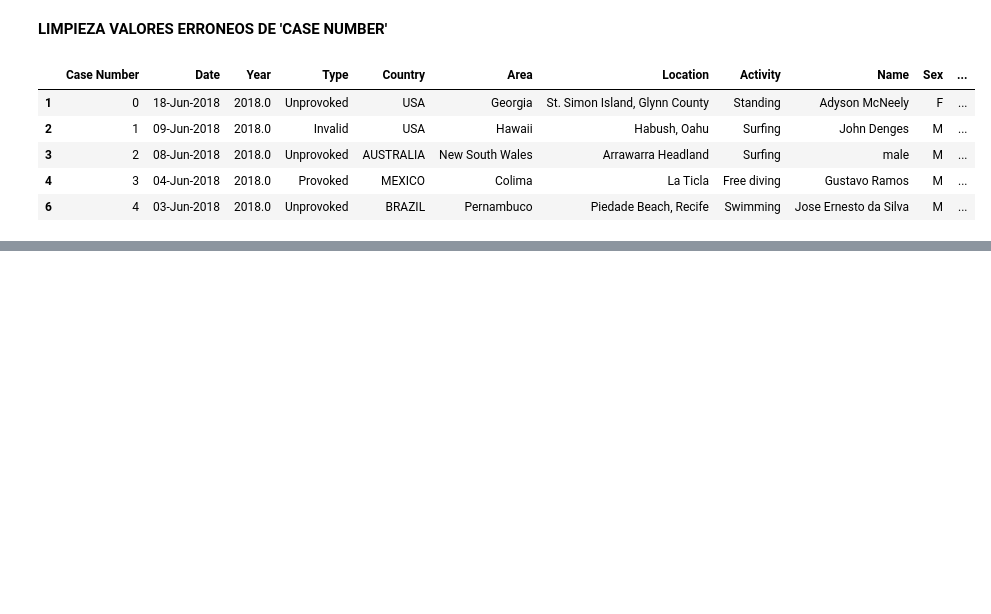
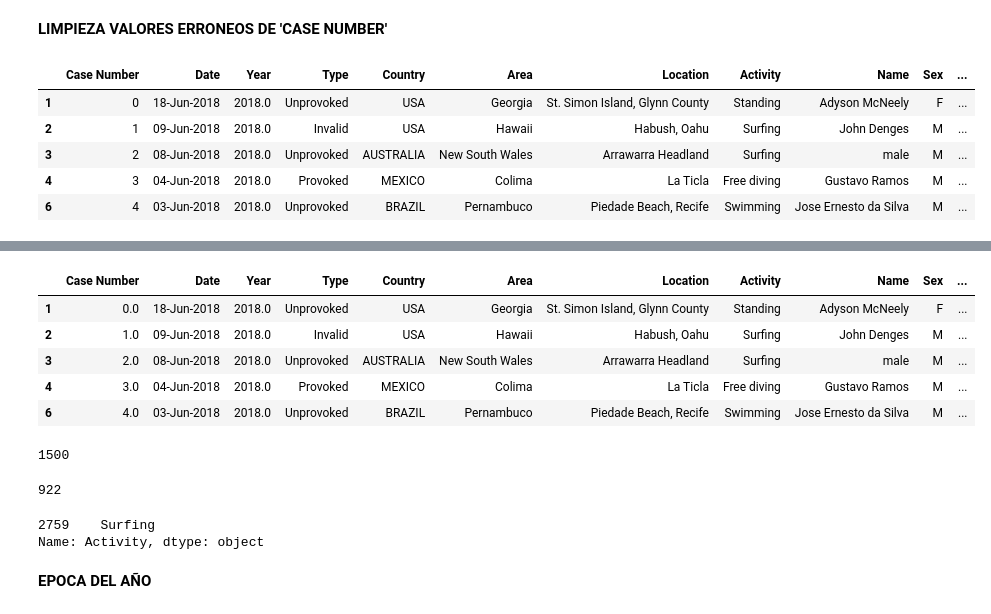
Before and after one commit to Periclates7/Data_cleaning_project, a Jupyter notebook: src/cleaning_sharks.ipynb, the cells around one changed output, grey strips where cells are left out. Drawn from its saved outputs; the diff is of its cells as text; code cells hidden in the pictures; blank space fills up the shorter version.

Commit message:
explorando valores erroneos

```diff
--- a/src/cleaning_sharks.ipynb
+++ b/src/cleaning_sharks.ipynb
@@ -1132,0 +1258,30 @@ lst[:18]
+# %%
+# Agrupamos algunos valores para luego poder hacer un estudio de los mismos.
+
+country_index = data.Country[data.Country == 'ST HELENA, British overseas territory'].index
+data.loc[country_index, 'Country'] = 'ENGLAND'
+# %%
+country_index = data.Country[data.Country == 'UNITED ARAB EMIRATES (UAE)'].index
+data.loc[country_index, 'Country'] = 'UNITED ARAB EMIRATES'
+country_index = data.Country[data.Country == 'MEXICO '].index
+data.loc[country_index, 'Country'] = 'MEXICO'
+country_index = data.Country[data.Country == ' TONGA'].index
+data.loc[country_index, 'Country'] = 'TONGA'
+country_index = data.Country[data.Country == 'RED SEA / INDIAN OCEAN'].index
+data.loc[country_index, 'Country'] = 'INDIAN OCEAN'
+country_index = data.Country[data.Country == 'EGYPT / ISRAEL'].index
+data.loc[country_index, 'Country'] = 'ISRAEL'
+country_index = data.Country[data.Country == 'PACIFIC OCEAN '].index
+data.loc[country_index, 'Country'] = 'PACIFIC OCEAN'
+country_index = data.Country[data.Country == 'NORTH PACIFIC OCEAN'].index
+data.loc[country_index, 'Country'] = 'PACIFIC OCEAN'
+country_index = data.Country[data.Country == 'CENTRAL PACIFIC'].index
+data.loc[country_index, 'Country'] = 'PACIFIC OCEAN'
+country_index = data.Country[data.Country == 'SOUTHWEST PACIFIC OCEAN'].index
+data.loc[country_index, 'Country'] = 'PACIFIC OCEAN'
+country_index = data.Country[data.Country == 'MID-PACIFC OCEAN'].index
+data.loc[country_index, 'Country'] = 'PACIFIC OCEAN'
+country_index = data.Country[data.Country == 'ITALY / CROATIA'].index
+data.loc[country_index, 'Country'] = 'ITALY'
+country_index = data.Country[data.Country == 'Sierra Leone'].index
+data.loc[country_index, 'Country'] = 'SIERRA LEONE'
@@ -1132,0 +1308,33 @@ lst[:18]
+# %%
+# Algunos filtros más...
+
+country_index = data.Country[data.Country == 'NORTH ATLANTIC OCEAN'].index
+data.loc[country_index, 'Country'] = 'ATLANTIC OCEAN'
+country_index = data.Country[data.Country == 'MID ATLANTIC OCEAN'].index
+data.loc[country_index, 'Country'] = 'ATLANTIC OCEAN'
+country_index = data.Country[data.Country == 'SOUTH ATLANTIC OCEAN'].index
+data.loc[country_index, 'Country'] = 'ATLANTIC OCEAN'
+country_index = data.Country[data.Country == 'NORTH ATLANTIC OCEAN '].index
+data.loc[country_index, 'Country'] = 'ATLANTIC OCEAN'
+# %%
+data.head()
+# %% [output]
+|  | Case Number | Date | Year | Type | Country | Area | Location | Activity | Name | Sex | ... |
+| 1 | 0.0 | 18-Jun-2018 | 2018.0 | Unprovoked | USA | Georgia | St. Simon Island, Glynn County | Standing | Adyson McNeely | F | ... |
+| 2 | 1.0 | 09-Jun-2018 | 2018.0 | Invalid | USA | Hawaii | Habush, Oahu | Surfing | John Denges | M | ... |
+| 3 | 2.0 | 08-Jun-2018 | 2018.0 | Unprovoked | AUSTRALIA | New South Wales | Arrawarra Headland | Surfing | male | M | ... |
+| 4 | 3.0 | 04-Jun-2018 | 2018.0 | Provoked | MEXICO | Colima | La Ticla | Free diving | Gustavo Ramos | M | ... |
+| 6 | 4.0 | 03-Jun-2018 | 2018.0 | Unprovoked | BRAZIL | Pernambuco | Piedade Beach, Recife | Swimming | Jose Ernesto da Silva | M | ... |
+# %%
+len(data.Activity.unique())
+# %% [output]
+1500
+# %%
+len(data.Activity[data.Activity == 'Surfing'])
+# %% [output]
+922
+# %%
+data.Activity[data.Activity == 'Surfing'].sample()
+# %% [output]
+2759    Surfing
+Name: Activity, dtype: object
@@ -1132,0 +1344,2 @@ lst[:18]
+# %% [markdown]
+**EPOCA DEL AÑO**
```
Also changed, not shown: parts of 26 cells of this notebook.
